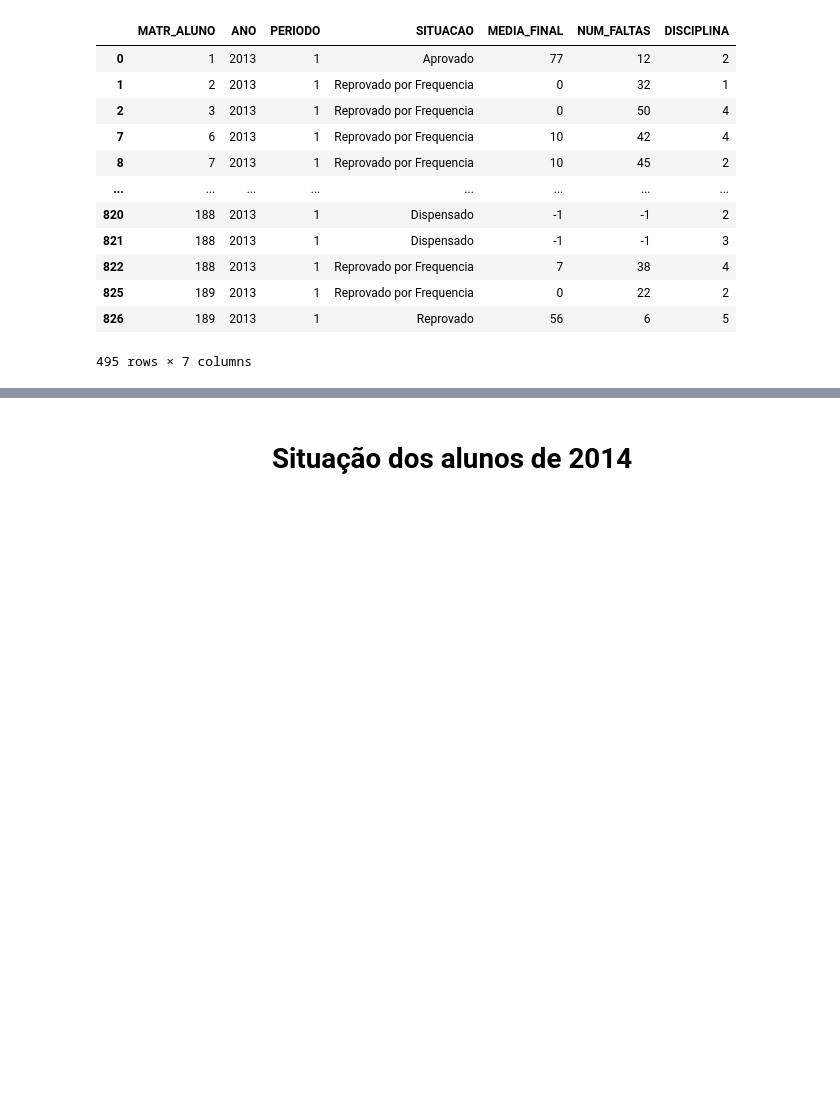
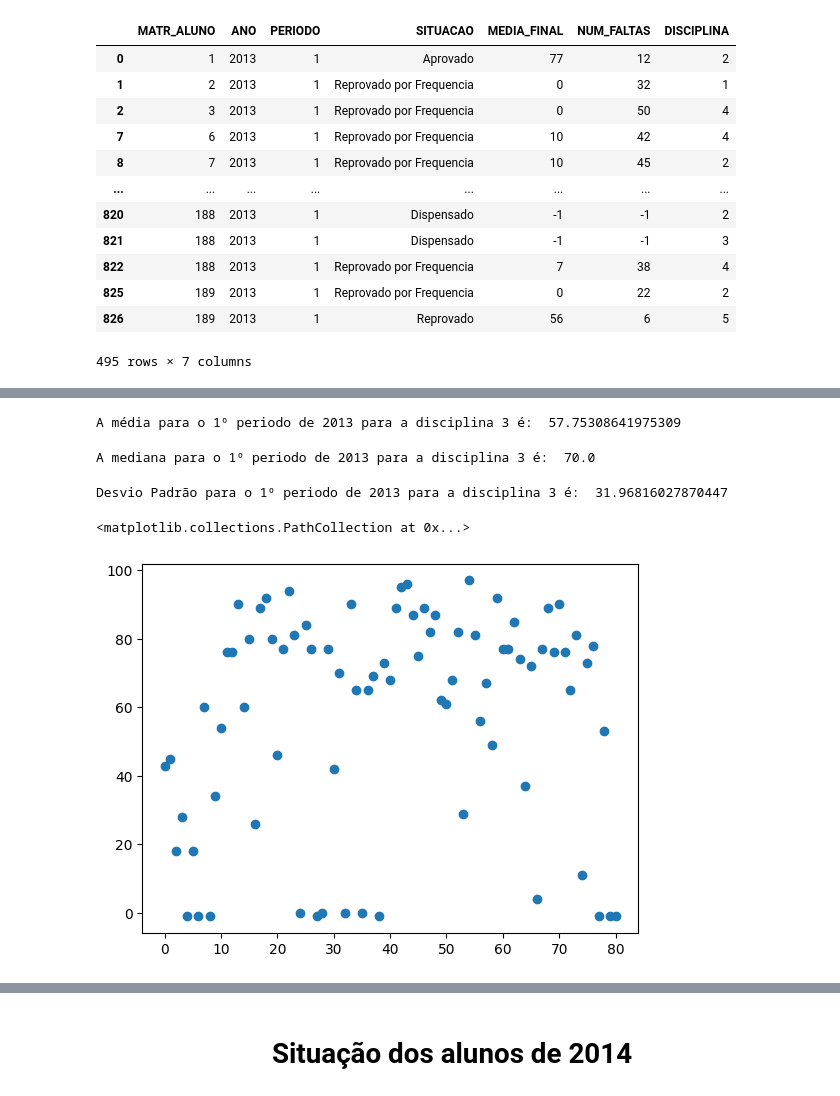
Before and after one commit to aleder-linm/trabalho-rp-dados-disciplinas, a Jupyter notebook: main.ipynb, the cells around one changed output, grey strips where cells are left out. Saved outputs shown, nothing was run; the diff lists cells and outputs as text; code cells hidden in the pictures; blank space fills up the shorter version.

```diff
--- a/main.ipynb
+++ b/main.ipynb
@@ -279,0 +297,5 @@ plt.scatter(x_2013_2, y_2013_2)
+# %%
+#Seleção da disciplina 3 do primento periodo do ano de 2013
+df_2013_1_disp_3 = df_2013_1.loc[df_2013_1['DISCIPLINA'] == 3]
+
+display(df_2013_1_disp_3)
@@ -279,0 +316,33 @@ plt.scatter(x_2013_2, y_2013_2)
+# %%
+#Média da disciplina 3 do primento periodo do ano de 2013
+media_2013_1_disp3 = df_2013_1_disp_3['MEDIA_FINAL'].mean()
+
+print('A média para o 1º periodo de 2013 para a disciplina 3 é: ', media_2013_1_disp3)
+# %% [output]
+A média para o 1º periodo de 2013 para a disciplina 3 é:  57.75308641975309
+# %%
+#Mediana da disciplina 3 do primeiro periodo do ano de 2013
+mediana_2013_1_disp3 = df_2013_1_disp_3['MEDIA_FINAL'].median()
+
+print('A mediana para o 1º periodo de 2013 para a disciplina 3 é: ', mediana_2013_1_disp3)
+# %% [output]
+A mediana para o 1º periodo de 2013 para a disciplina 3 é:  70.0
+# %%
+#Desvio padrão da disciplina 3 do primeiro periodo no ano de 2013
+std_2013_1_disp3 = df_2013_1_disp_3['MEDIA_FINAL'].std()
+
+print('Desvio Padrão para o 1º periodo de 2013 para a disciplina 3 é: ', std_2013_1_disp3)
+# %% [output]
+Desvio Padrão para o 1º periodo de 2013 para a disciplina 3 é:  31.96816027870447
+# %%
+#Plotagem do comportamento das notas finais da disciplina 3 do primeiro periodo no ano de 2013
+y_2013_1_disp3 = df_2013_1_disp_3['MEDIA_FINAL']
+
+x_2013_1_disp3 = []
+for i in range(len(df_2013_1_disp_3['MEDIA_FINAL'])):
+    x_2013_1_disp3.append(i)
+
+plt.scatter(x_2013_1_disp3, y_2013_1_disp3)
+# %% [output]
+<matplotlib.collections.PathCollection at 0x...>
+[figure, added]
```
Also changed, not shown: parts of 78 cells of this notebook, 1 other file.
